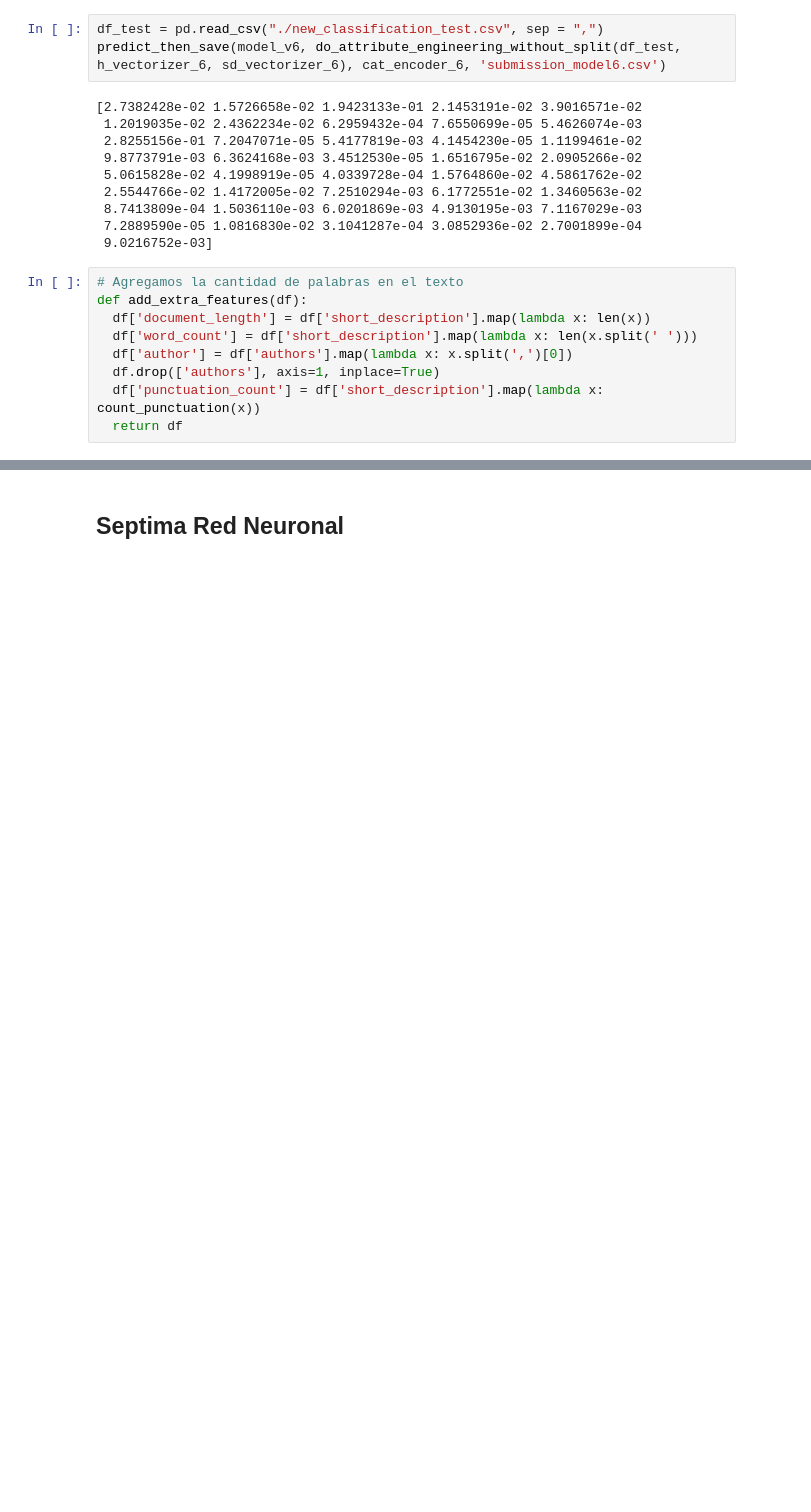
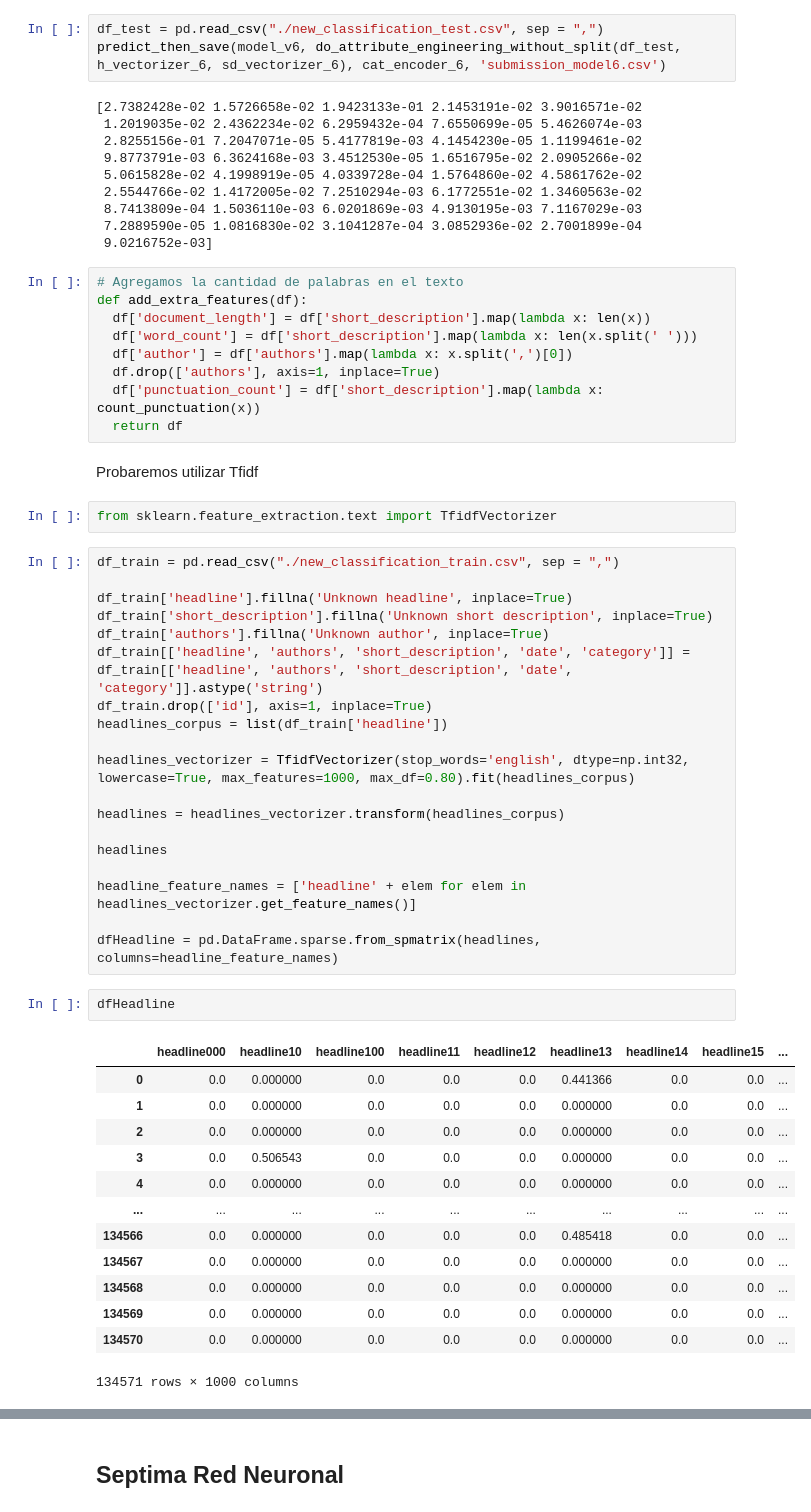
Before and after one commit to fernandasecinaro/machine-learning, a Jupyter notebook: obligatorio.ipynb, the cells around one changed output, grey strips where cells are left out. Saved outputs shown, nothing was run; the diff lists cells and outputs as text; blank space fills up the shorter version.

Commit message:
Add tfidf

```diff
--- a/obligatorio.ipynb
+++ b/obligatorio.ipynb
@@ -1257,3 +1257,42 @@ def add_extra_features(df):
   df.drop(['authors'], axis=1, inplace=True)
   df['punctuation_count'] = df['short_description'].map(lambda x: count_punctuation(x))
   return df
+# %% [markdown]
+Probaremos utilizar Tfidf
+# %%
+from sklearn.feature_extraction.text import TfidfVectorizer
+# %%
+df_train = pd.read_csv("./new_classification_train.csv", sep = ",")
+
+df_train['headline'].fillna('Unknown headline', inplace=True)
+df_train['short_description'].fillna('Unknown short description', inplace=True)
+df_train['authors'].fillna('Unknown author', inplace=True)
+df_train[['headline', 'authors', 'short_description', 'date', 'category']] = df_train[['headline', 'authors', 'short_description', 'date', 'category']].astype('string')
+df_train.drop(['id'], axis=1, inplace=True)
+headlines_corpus = list(df_train['headline'])
+
+headlines_vectorizer = TfidfVectorizer(stop_words='english', dtype=np.int32, lowercase=True, max_features=1000, max_df=0.80).fit(headlines_corpus)
+
+headlines = headlines_vectorizer.transform(headlines_corpus)
+
+headlines
+
+headline_feature_names = ['headline' + elem for elem in headlines_vectorizer.get_feature_names()]
+
+dfHeadline = pd.DataFrame.sparse.from_spmatrix(headlines, columns=headline_feature_names)
+# %%
+dfHeadline
+# %% [output]
+|  | headline000 | headline10 | headline100 | headline11 | headline12 | headline13 | headline14 | headline15 | ... |
+| 0 | 0.0 | 0.000000 | 0.0 | 0.0 | 0.0 | 0.441366 | 0.0 | 0.0 | ... |
+| 1 | 0.0 | 0.000000 | 0.0 | 0.0 | 0.0 | 0.000000 | 0.0 | 0.0 | ... |
+| 2 | 0.0 | 0.000000 | 0.0 | 0.0 | 0.0 | 0.000000 | 0.0 | 0.0 | ... |
+| 3 | 0.0 | 0.506543 | 0.0 | 0.0 | 0.0 | 0.000000 | 0.0 | 0.0 | ... |
+| 4 | 0.0 | 0.000000 | 0.0 | 0.0 | 0.0 | 0.000000 | 0.0 | 0.0 | ... |
+| ... | ... | ... | ... | ... | ... | ... | ... | ... | ... |
+| 134566 | 0.0 | 0.000000 | 0.0 | 0.0 | 0.0 | 0.485418 | 0.0 | 0.0 | ... |
+| 134567 | 0.0 | 0.000000 | 0.0 | 0.0 | 0.0 | 0.000000 | 0.0 | 0.0 | ... |
+| 134568 | 0.0 | 0.000000 | 0.0 | 0.0 | 0.0 | 0.000000 | 0.0 | 0.0 | ... |
+| 134569 | 0.0 | 0.000000 | 0.0 | 0.0 | 0.0 | 0.000000 | 0.0 | 0.0 | ... |
+| 134570 | 0.0 | 0.000000 | 0.0 | 0.0 | 0.0 | 0.000000 | 0.0 | 0.0 | ... |
+134571 rows × 1000 columns
```
Also changed, not shown: parts of 1 cell of this notebook.
